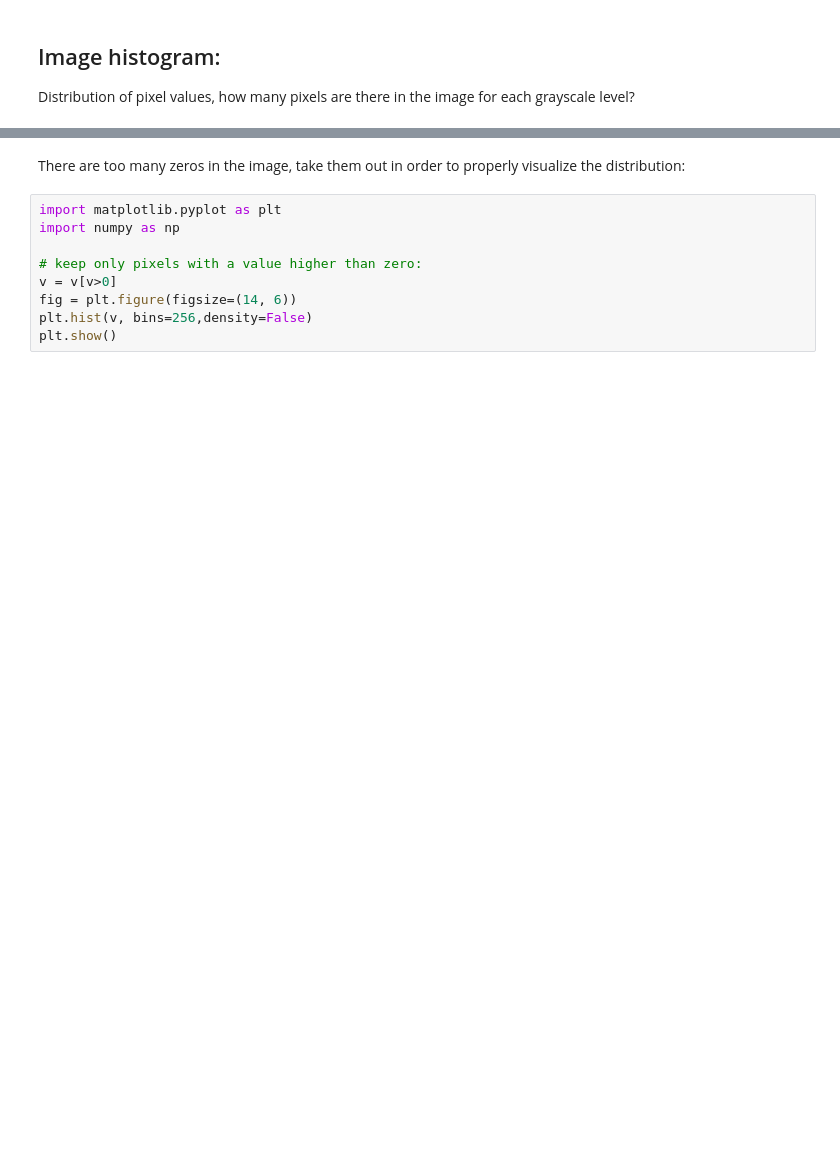
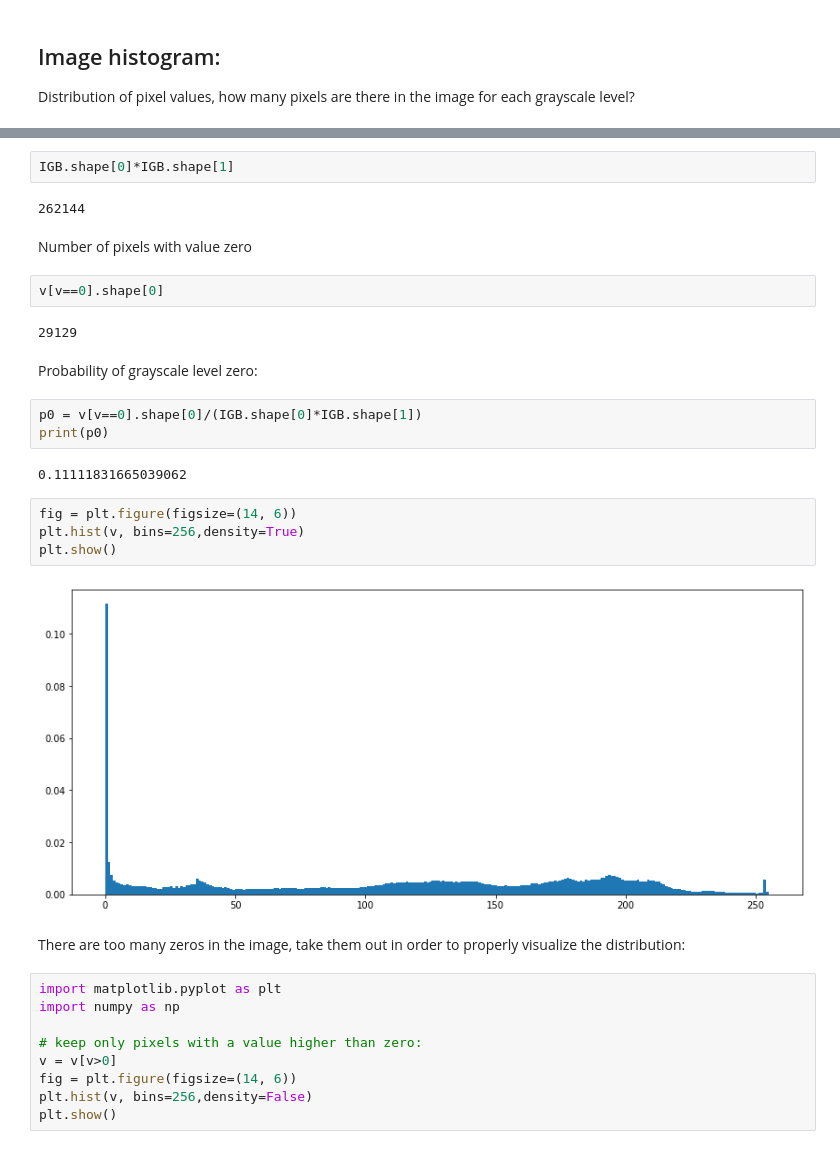
Before and after one commit to raulbenitez/Computer_Vision_IP, a Jupyter notebook: Working with digital images in Python/Intro_digital_images.ipynb, the cells around one changed output, grey strips where cells are left out. Cells and saved outputs as stored; diff of their text form; blank space fills up the shorter version.

```diff
--- a/Working with digital images in Python/Intro_digital_images.ipynb
+++ b/Working with digital images in Python/Intro_digital_images.ipynb
@@ -141,3 +147,26 @@ plt.show()
+# %%
+IGB.shape[0]*IGB.shape[1]
+# %% [output]
+262144
+# %% [markdown]
+Number of pixels with value zero
+# %%
+v[v==0].shape[0]
+# %% [output]
+29129
+# %% [markdown]
+Probability of grayscale level zero:
+# %%
+p0 = v[v==0].shape[0]/(IGB.shape[0]*IGB.shape[1])
+print(p0)
+# %% [output]
+0.11111831665039062
+# %%
+fig = plt.figure(figsize=(14, 6))
+plt.hist(v, bins=256,density=True)
+plt.show()
+# %% [output]
+[figure, added]
 # %% [markdown]
 There are too many zeros in the image, take them out in order to properly visualize the distribution:
 # %%
```
Also changed, not shown: parts of 2 cells of this notebook.
